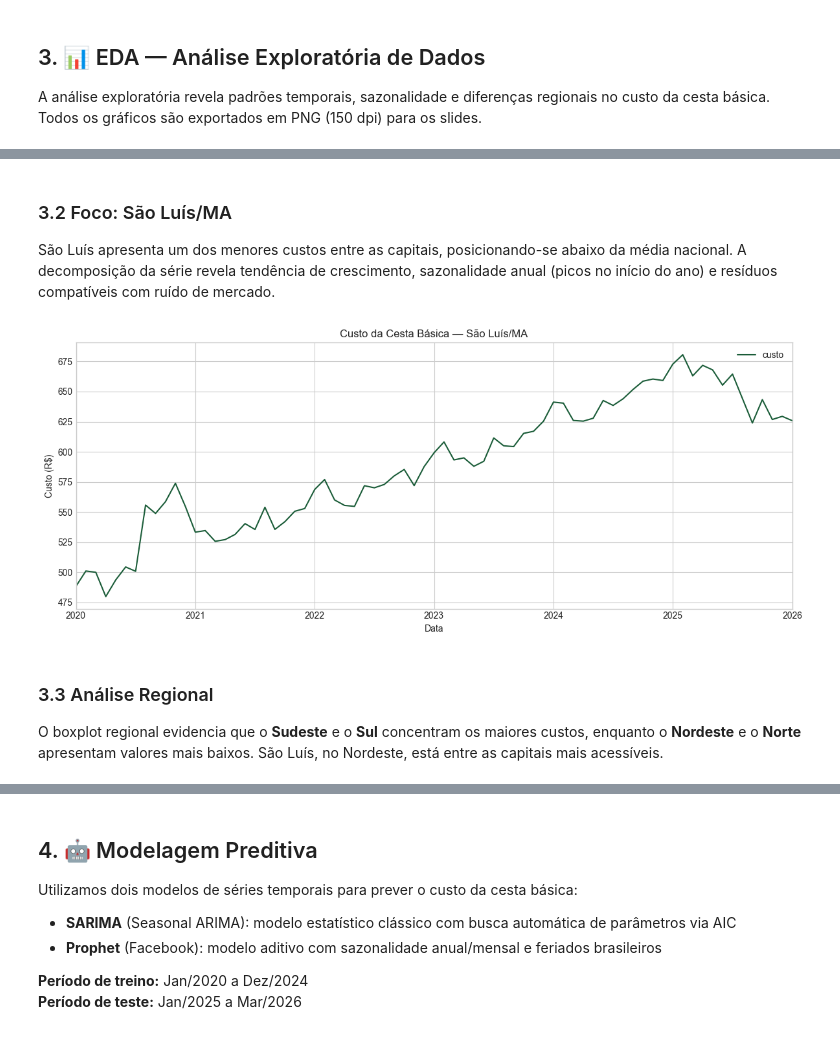
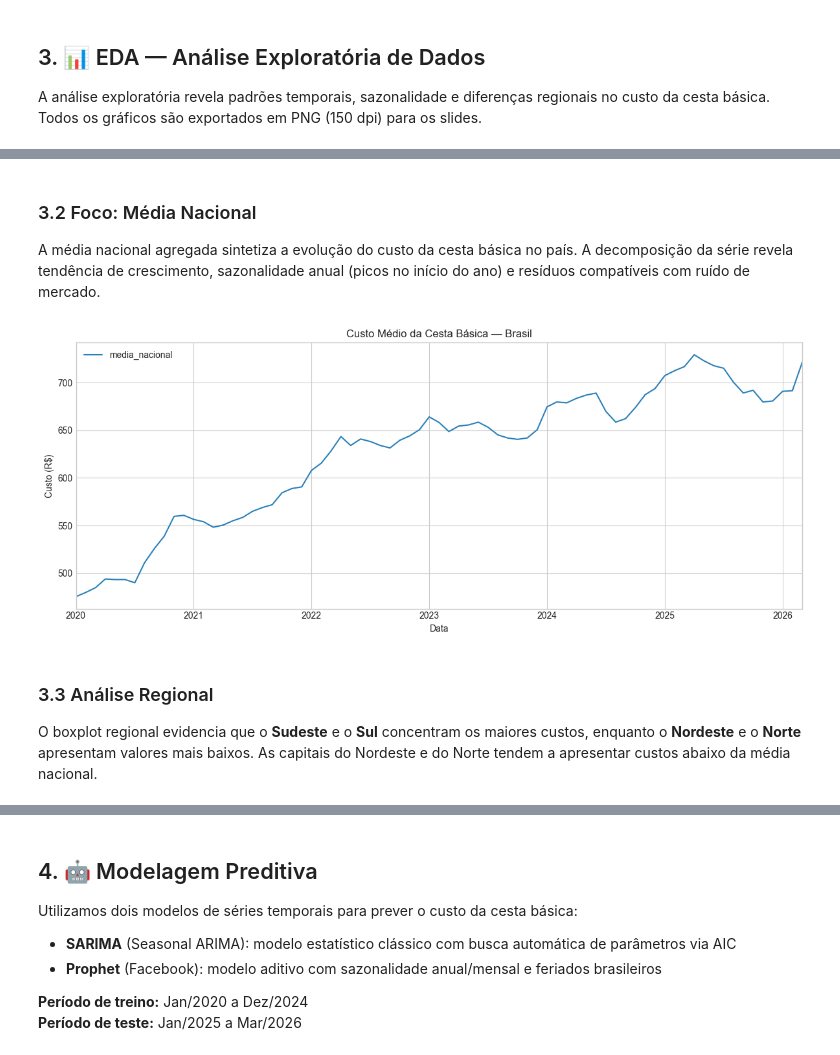
Before and after one commit to The-P-P/cesta-basica-pipeline, a Jupyter notebook: notebooks/analise_completa.ipynb, the cells around one changed output, grey strips where cells are left out. Cells and saved outputs as stored; diff of their text form; code cells hidden in the pictures.

```diff
--- a/notebooks/analise_completa.ipynb
+++ b/notebooks/analise_completa.ipynb
@@ -151,21 +142,21 @@ EDA concluída: 5 gráficos gerados.
 # %% [markdown]
-### 3.2 Foco: São Luís/MA
+### 3.2 Foco: Média Nacional
 
-São Luís apresenta um dos menores custos entre as capitais, posicionando-se abaixo da média nacional. A decomposição da série revela tendência de crescimento, sazonalidade anual (picos no início do ano) e resíduos compatíveis com ruído de mercado.
+A média nacional agregada sintetiza a evolução do custo da cesta básica no país. A decomposição da série revela tendência de crescimento, sazonalidade anual (picos no início do ano) e resíduos compatíveis com ruído de mercado.
 # %%
-# Série de São Luís
-serie_sl = obter_serie_agregada(df, capital='São Luís')
-serie_sl.plot(x='data', y='custo', figsize=(12, 5), title='Custo da Cesta Básica — São Luís/MA', color='#1a5c38')
+# Série da média nacional
+serie_media = calcular_media_nacional(df)
+serie_media.plot(x='data', y='media_nacional', figsize=(12, 5), title='Custo Médio da Cesta Básica — Brasil', color='#2980b9')
 plt.ylabel('Custo (R$)')
 plt.xlabel('Data')
 plt.tight_layout()
 plt.show()
 # %% [output]
-[figure, old version]
+[figure, new version]
 # %% [markdown]
 ### 3.3 Análise Regional
 
-O boxplot regional evidencia que o **Sudeste** e o **Sul** concentram os maiores custos, enquanto o **Nordeste** e o **Norte** apresentam valores mais baixos. São Luís, no Nordeste, está entre as capitais mais acessíveis.
+O boxplot regional evidencia que o **Sudeste** e o **Sul** concentram os maiores custos, enquanto o **Nordeste** e o **Norte** apresentam valores mais baixos. As capitais do Nordeste e do Norte tendem a apresentar custos abaixo da média nacional.
 # %%
 # Custo médio por região
 df.groupby('regiao')['custo'].mean().sort_values(ascending=False).round(2)
```
Also changed, not shown: parts of 17 cells of this notebook, 25 other files.
